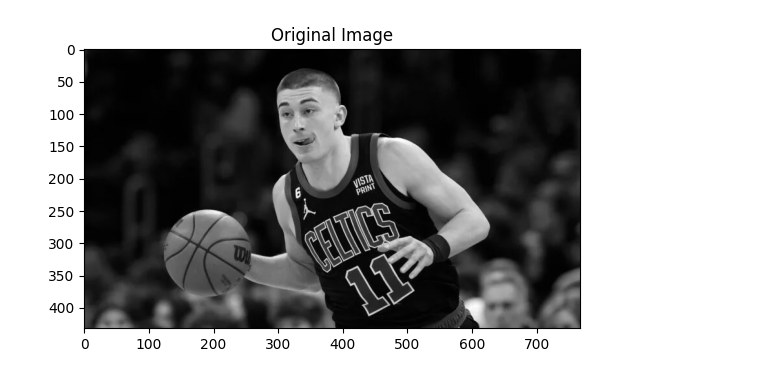
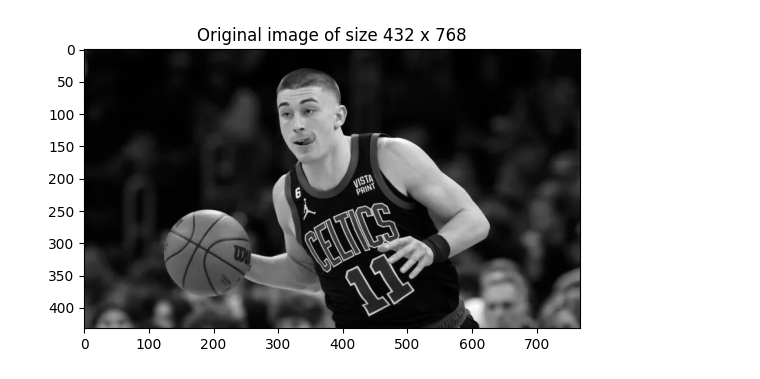
Before and after one commit to luoj21/enee469o_final_proj, a Jupyter notebook: analysis/image_compression.ipynb, the cells around one changed output. Drawn from its saved outputs; the diff is of its cells as text; code cells hidden in the pictures.

```diff
--- a/analysis/image_compression.ipynb
+++ b/analysis/image_compression.ipynb
@@ -16,16 +16,17 @@ from utils import compute_sparsity
 # %%
 path = f'{proj_path}/data_files/prichard.png'
 img = cv2.imread(path)
 grayscale_img = cv2.cvtColor(img, cv2.COLOR_BGR2GRAY)
 
 # Noramlize image so NMF can be computed more easily
 normalized_grayscale_img = grayscale_img / 255
+m,n = normalized_grayscale_img.shape
 
 plt.imshow(normalized_grayscale_img, cmap = 'gray')
-plt.title('Original Image')
+plt.title(f'Original image of size {m} x {n}')
 plt.show()
 # %% [output]
-[figure, old version]
+[figure, new version]
 # %%
 ranks = [5, 10, 15, 100]
 # %%
```
Also changed, not shown: parts of 2 cells of this notebook, 7 other files.
